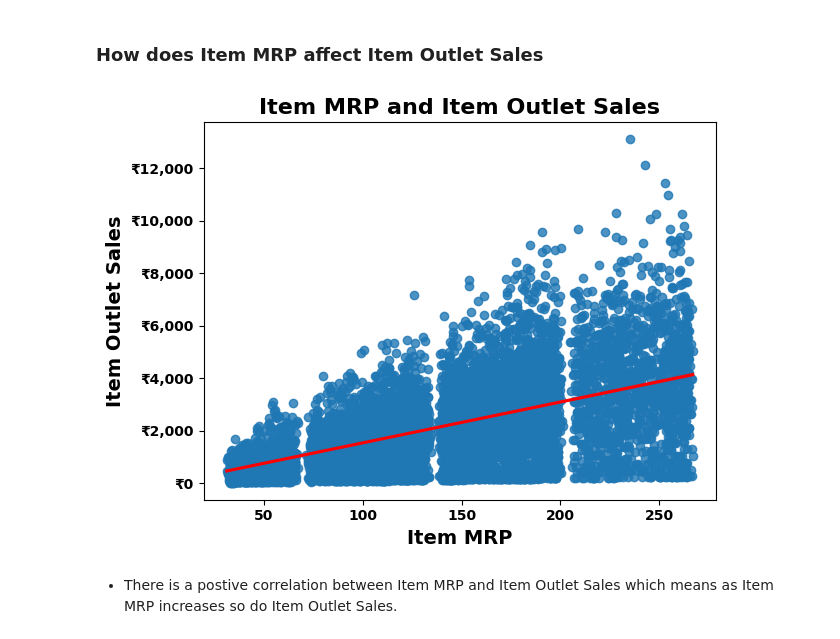
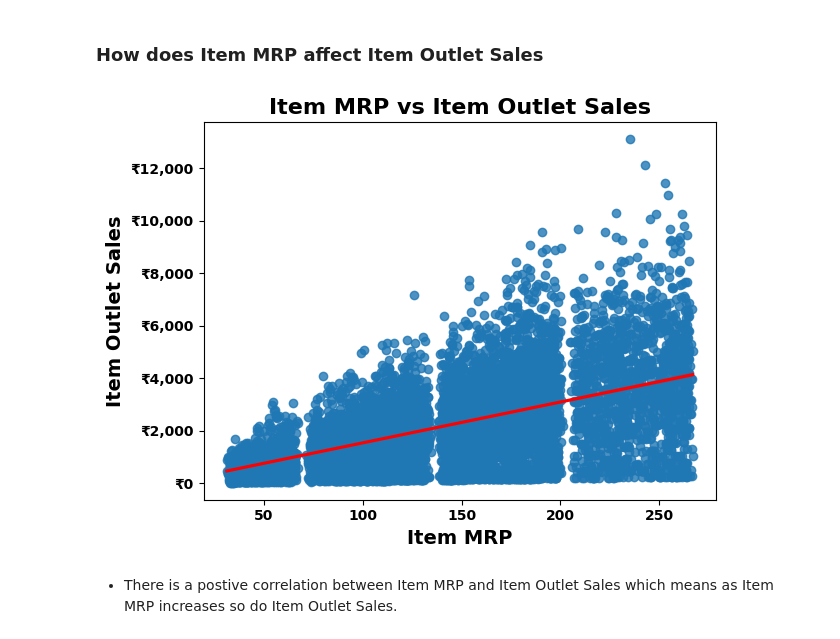
Before and after one commit to evany24/Predictions-of-Product-Sales, a Jupyter notebook: Prediction_of_Product_Sales.ipynb, the cells around one changed output. Saved outputs shown, nothing was run; the diff lists cells and outputs as text; code cells hidden in the pictures.

```diff
--- a/Prediction_of_Product_Sales.ipynb
+++ b/Prediction_of_Product_Sales.ipynb
@@ -766,20 +766,20 @@ sns.pairplot(df);
 # %%
 # make MatplotLib ax object using sns.regplot()
 ax = sns.regplot(x ='Item_MRP', y = 'Item_Outlet_Sales', data = df, line_kws = {'color':'red'})
 # Set the Title
-ax.set_title('Item MRP and Item Outlet Sales', fontsize = 16, weight = 'bold')
+ax.set_title('Item MRP vs Item Outlet Sales', fontsize = 16, weight = 'bold')
 plt.xticks(fontsize=10, weight='bold')
 plt.yticks(fontsize=10, weight='bold')
 # Set Axes Labels
 ax.set_xlabel('Item MRP', fontsize = 14, weight = 'bold')
 ax.set_ylabel('Item Outlet Sales', fontsize = 14, weight = 'bold')
 # string formatter
 price_fmt = StrMethodFormatter("₹{x:,.0f}")
 ax.yaxis.set_major_formatter(price_fmt)
 plt.tight_layout()
 plt.show();
 # %% [output]
-[figure, old version]
+[figure, new version]
 # %% [markdown]
 * There is a postive correlation between Item MRP and Item Outlet Sales which means as Item MRP increases so do Item Outlet Sales.
 # %% [markdown]
```
Also changed, not shown: parts of 4 cells of this notebook.
